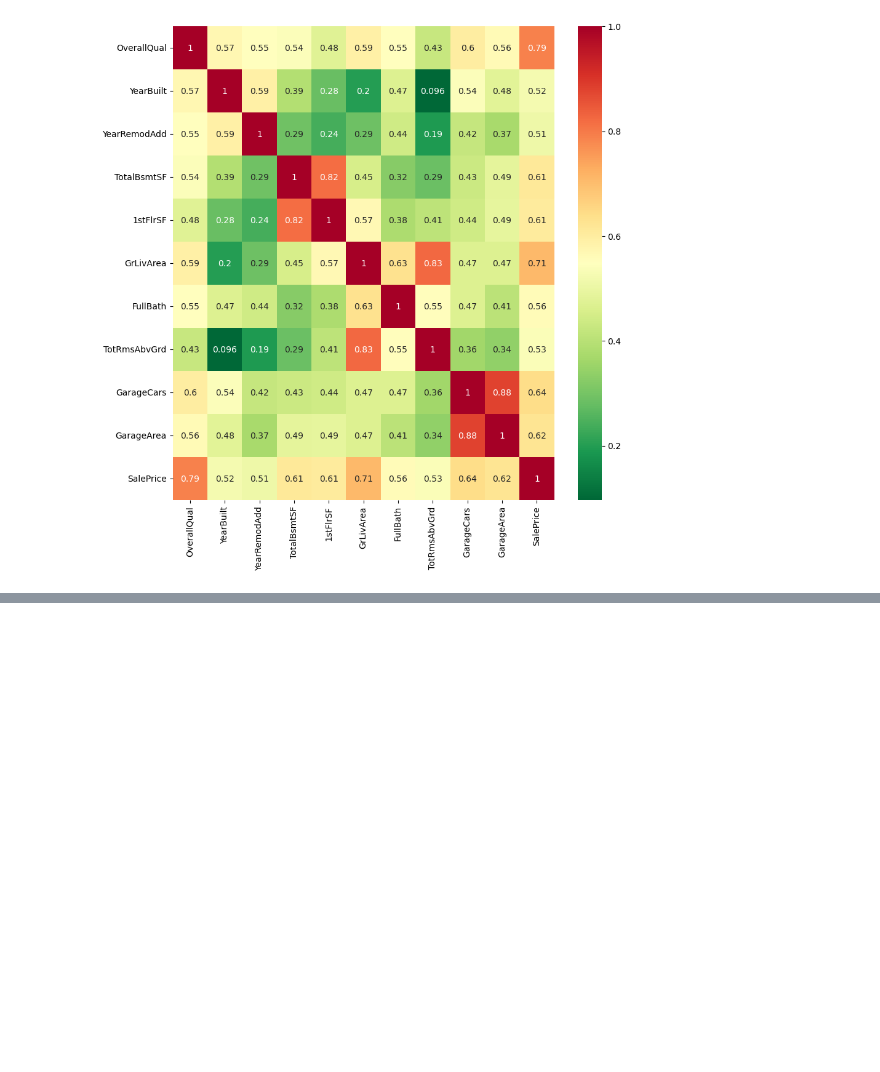
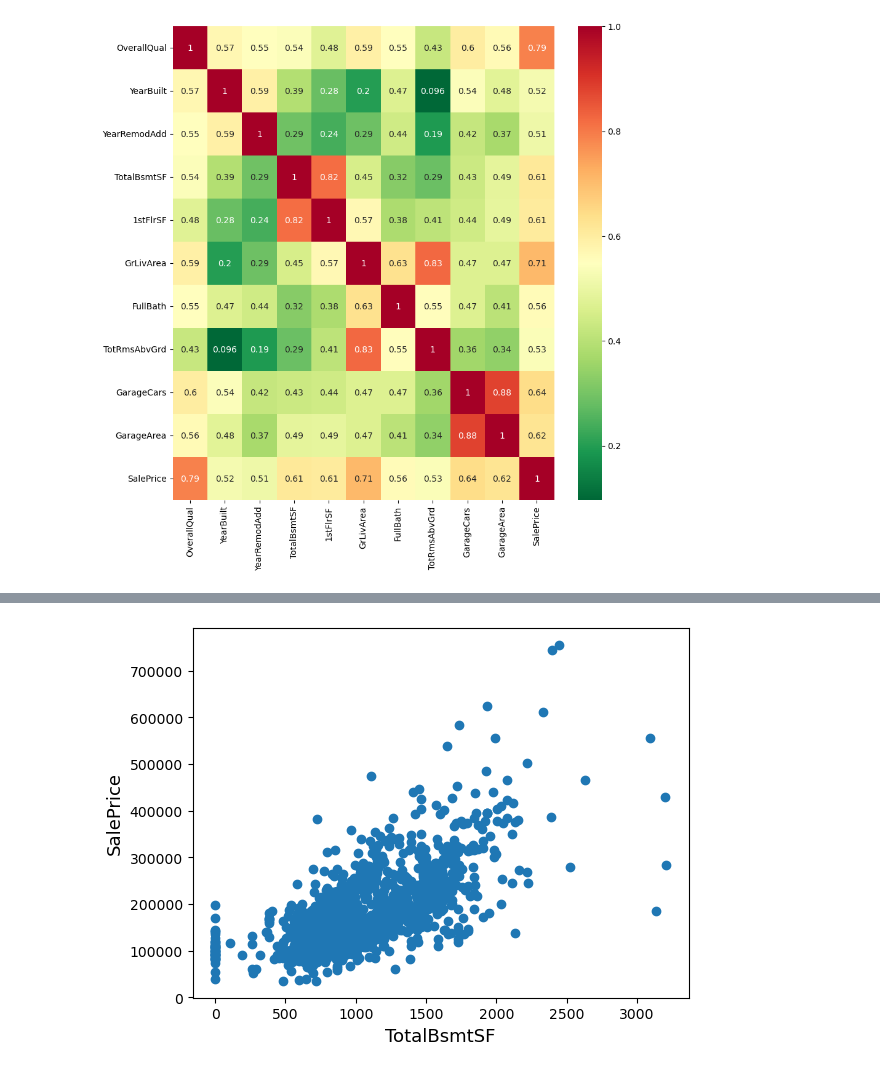
Before and after one commit to taaaraaa/lighthouse-data-notes, a Jupyter notebook: EDA/Data Exploration.ipynb, the cells around one changed output, grey strips where cells are left out. Saved outputs shown, nothing was run; the diff lists cells and outputs as text; code cells hidden in the pictures; blank space fills up the shorter version.

```diff
--- a/EDA/Data Exploration.ipynb
+++ b/EDA/Data Exploration.ipynb
@@ -199,0 +251,2 @@ g = sns.heatmap(df_train[top_corr_features].corr(),annot=True,cmap="RdYlGn_r")
+# %%
+df_train.drop(to_drop, axis=1, inplace=True)
@@ -199,0 +325,15 @@ g = sns.heatmap(df_train[top_corr_features].corr(),annot=True,cmap="RdYlGn_r")
+# %%
+# delete outliers
+df_train = df_train.drop(df_train[(df_train['TotalBsmtSF']>5000) & (df_train['SalePrice']<300000)].index)
+
+# reset index
+df_train = df_train.reset_index(drop=True)
+
+# check the graphic again
+fig, ax = plt.subplots()
+ax.scatter(df_train['TotalBsmtSF'], df_train['SalePrice'])
+plt.ylabel('SalePrice', fontsize=13)
+plt.xlabel('TotalBsmtSF', fontsize=13)
+plt.show()
+# %% [output]
+[figure, added]
```
Also changed, not shown: parts of 17 cells of this notebook, 4 other files.
